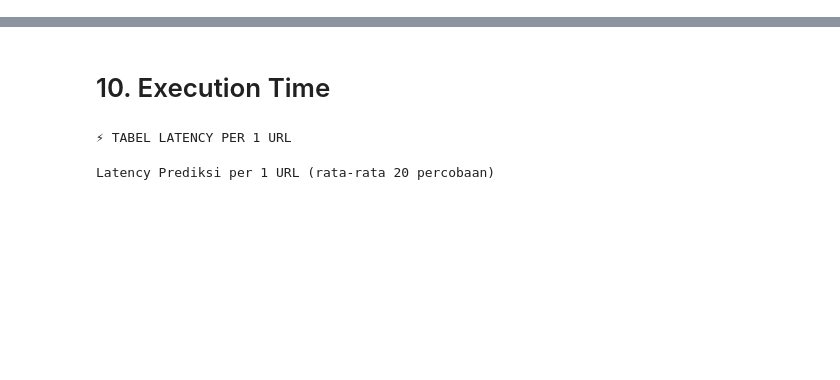
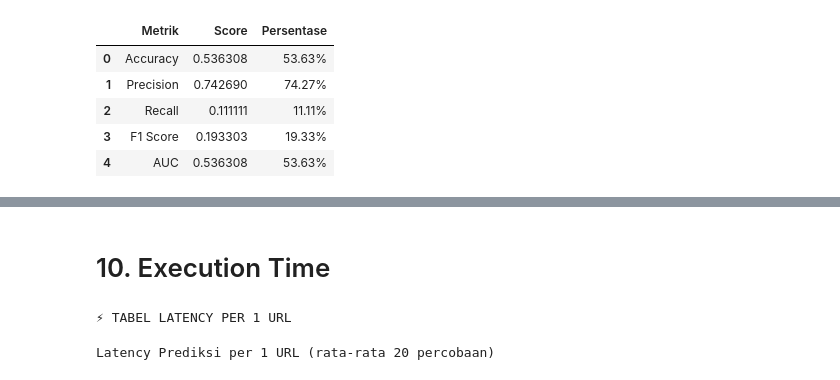
Before and after one commit to rubenmartogi/Phishing-Website-Detection-using-XGBoost-and-RFM, a Jupyter notebook: Phishing Website Detection_Models & Training.ipynb, the cells around one changed output, grey strips where cells are left out. Drawn from its saved outputs; the diff is of its cells as text; code cells hidden in the pictures; blank space fills up the shorter version.

```diff
--- a/Phishing Website Detection_Models & Training.ipynb
+++ b/Phishing Website Detection_Models & Training.ipynb
@@ -893,0 +327,82 @@ Batch Performance pada 2286 URL Data Test
+# %%
+def rule_based_eval(feats):
+    very_important = {
+        "suspicious_tld": (feats.get("suspicious_tld", 0) == 1),
+        "nb_at": (feats.get("nb_at", 0) >= 1),
+        "ip": (feats.get("ip", 0) == 1),
+        "nb_underscore": (feats.get("nb_underscore", 0) > 3),
+    }
+    important = {
+        "ratio_digits_url": (feats.get("ratio_digits_url", 0) > 0.3),
+        "nb_subdomains": (feats.get("nb_subdomains", 0) > 3),
+        "nb_percent": (feats.get("nb_percent", 0) > 5),
+        "nb_tilde": (feats.get("nb_tilde", 0) >= 1),
+        "nb_semicolumn": (feats.get("nb_semicolumn", 0) >= 1),
+        "nb_star": (feats.get("nb_star", 0) >= 1),
+        "nb_comma": (feats.get("nb_comma", 0) >= 1),
+        "random_domain": (feats.get("random_domain", 0) == 1),
+    }
+    less_important = {
+        "length_hostname": (feats.get("length_hostname", 0) > 30),
+        "nb_dollar": (feats.get("nb_dollar", 0) >= 1),
+        "nb_qm": (feats.get("nb_qm", 0) > 2),
+        "nb_colon": (feats.get("nb_colon", 0) > 1),
+        "nb_eq": (feats.get("nb_eq", 0) > 8),
+        "nb_dots": (feats.get("nb_dots", 0) > 4),
+        "nb_slash": (feats.get("nb_slash", 0) > 7),
+        "nb_and": (feats.get("nb_and", 0) > 3),
+        "nb_hyphens": (feats.get("nb_hyphens", 0) > 3),
+        "http_in_path": (feats.get("http_in_path", 0) == 1),
+        "https_token": (feats.get("https_token", 0) == 1),
+        "port": (feats.get("port", 0) == 1),
+        "shortening_service": (feats.get("shortening_service", 0) == 1),
+    }
+    vi_count = sum(very_important.values())
+    imp_count = sum(important.values())
+    less_count = sum(less_important.values())
+    risk_score = (3 * vi_count) + (2 * imp_count) + less_count
+    rule_flag = int((vi_count >= 1) or (risk_score >= PREFILTER_HARD_PHISHING_SCORE))
+    return risk_score, rule_flag
+
+# Evaluasi rule-based pada data test
+X_test_url = df.loc[X_test.index, "url"] if "url" in df.columns else None
+if X_test_url is not None:
+    feats_list = [extract_url_features(u) for u in X_test_url]
+else:
+    feats_list = [dict(zip(X_test.columns, row)) for row in X_test.values]
+
+rule_results = [rule_based_eval(f) for f in feats_list]
+risk_scores = [r[0] for r in rule_results]
+y_pred_rule = np.array([r[1] for r in rule_results])
+
+# Confusion matrix & metrik
+tn, fp, fn, tp = confusion_matrix(y_test, y_pred_rule, labels=[0, 1]).ravel()
+cm_table = pd.DataFrame(
+    [[tn, fp], [fn, tp]],
+    index=["Actual Benign (0)", "Actual Phishing (1)"],
+    columns=["Benign (0)", "Phishing (1)"]
+)
+accuracy = accuracy_score(y_test, y_pred_rule)
+precision = precision_score(y_test, y_pred_rule, zero_division=0)
+recall = recall_score(y_test, y_pred_rule, zero_division=0)
+f1 = f1_score(y_test, y_pred_rule, zero_division=0)
+try:
+    auc = roc_auc_score(y_test, y_pred_rule)
+except Exception:
+    auc = np.nan
+print("\n🧩 CONFUSION MATRIX (Rule-Based):")
+display(cm_table)
+print("\n📈 PERFORMANCE METRICS (Rule-Based):")
+metrics_df = pd.DataFrame({
+    "Metrik": ["Accuracy", "Precision", "Recall", "F1 Score", "AUC"],
+    "Score": [accuracy, precision, recall, f1, auc if not np.isnan(auc) else 0],
+    "Persentase": [
+        f"{accuracy*100:.2f}%",
+        f"{precision*100:.2f}%",
+        f"{recall*100:.2f}%",
+        f"{f1*100:.2f}%",
+        f"{auc*100:.2f}%" if not np.isnan(auc) else "N/A"
+    ]
+})
+display(metrics_df)
+# %% [output]
@@ -893,0 +414,6 @@ Batch Performance pada 2286 URL Data Test
+|  | Metrik | Score | Persentase |
+| 0 | Accuracy | 0.536308 | 53.63% |
+| 1 | Precision | 0.742690 | 74.27% |
+| 2 | Recall | 0.111111 | 11.11% |
+| 3 | F1 Score | 0.193303 | 19.33% |
+| 4 | AUC | 0.536308 | 53.63% |
```
Also changed, not shown: parts of 38 cells of this notebook, 2 other files.
